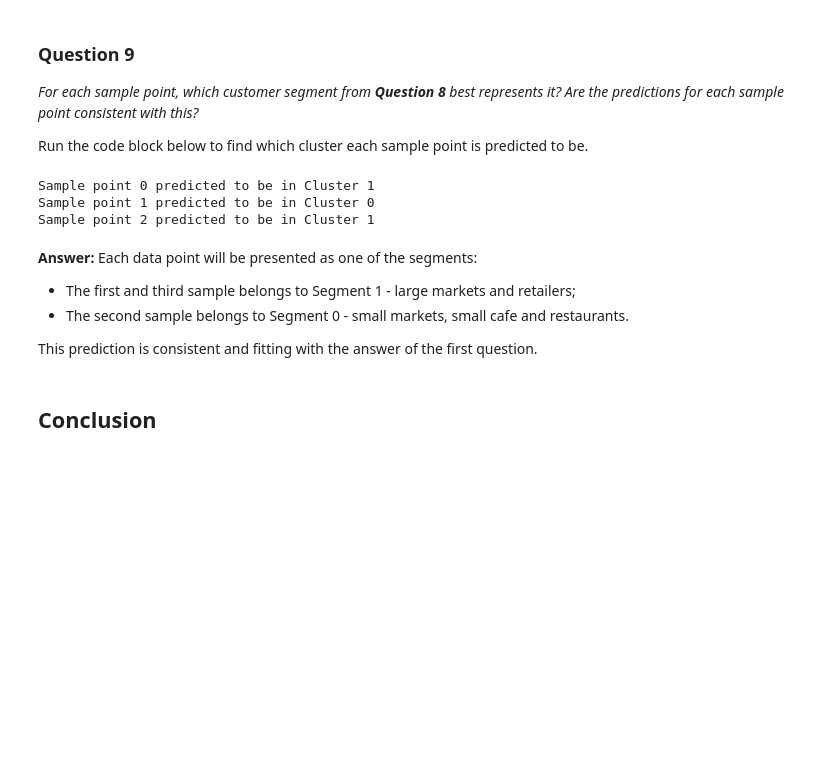
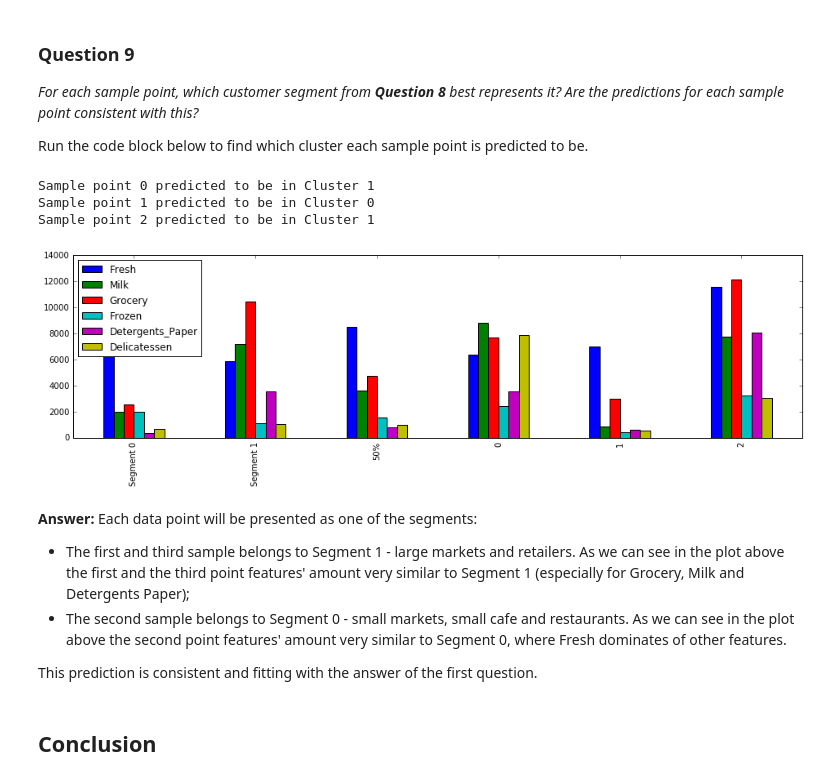
Before and after one commit to shoc2005/P3, a Jupyter notebook: customer_segments.ipynb, the cells around one changed output. Drawn from its saved outputs; the diff is of its cells as text; code cells hidden in the pictures; blank space fills up the shorter version.

Commit message:
Fix: issues from the second review

```diff
--- a/customer_segments.ipynb
+++ b/customer_segments.ipynb
@@ -750,17 +768,21 @@ Run the code block below to find which cluster each sample point is predicted to
 # %%
 # Display the predictions
 for i, pred in enumerate(sample_preds):
     print "Sample point", i, "predicted to be in Cluster", pred
+
+true_centers = true_centers.append(samples)
+true_centers.plot(kind = 'bar', figsize = (16, 4));
 # %% [output]
 Sample point 0 predicted to be in Cluster 1
 Sample point 1 predicted to be in Cluster 0
 Sample point 2 predicted to be in Cluster 1
+[figure, added]
 # %% [markdown]
 **Answer:**
 Each data point will be presented as one of the segments:
 
-* The first and third sample belongs to Segment 1 - large markets and retailers;
-* The second sample belongs to Segment 0 - small markets, small cafe and restaurants.
+* The first and third sample belongs to Segment 1 - large markets and retailers. As we can see in the plot above the first and the third point features' amount very similar to Segment 1 (especially for Grocery, Milk and Detergents Paper);
+* The second sample belongs to Segment 0 - small markets, small cafe and restaurants. As we can see in the plot above the second point features' amount very similar to Segment 0, where Fresh dominates of other features.
 
 This prediction is consistent and fitting with the answer of the first question.
 # %% [markdown]
```
Also changed, not shown: parts of 10 cells of this notebook, 2 other files.
